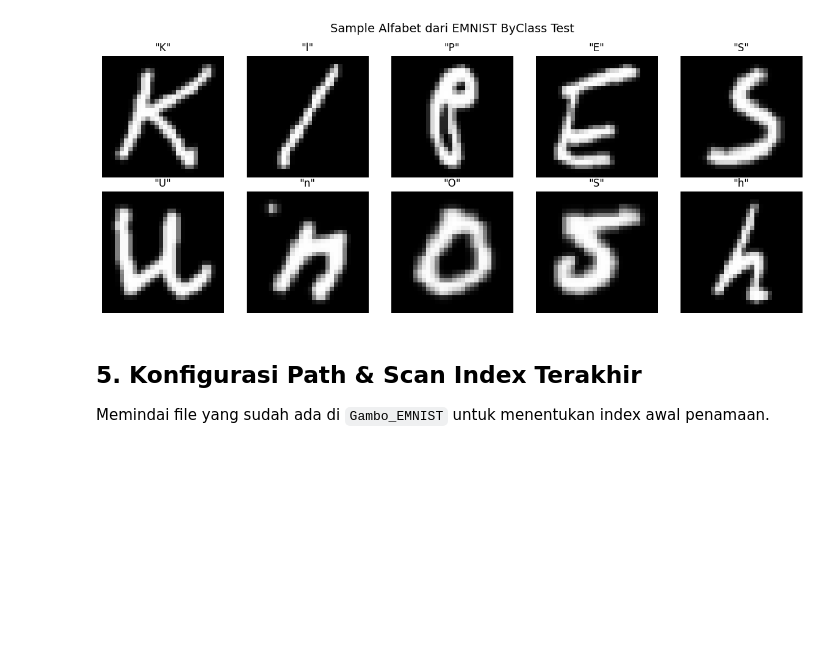
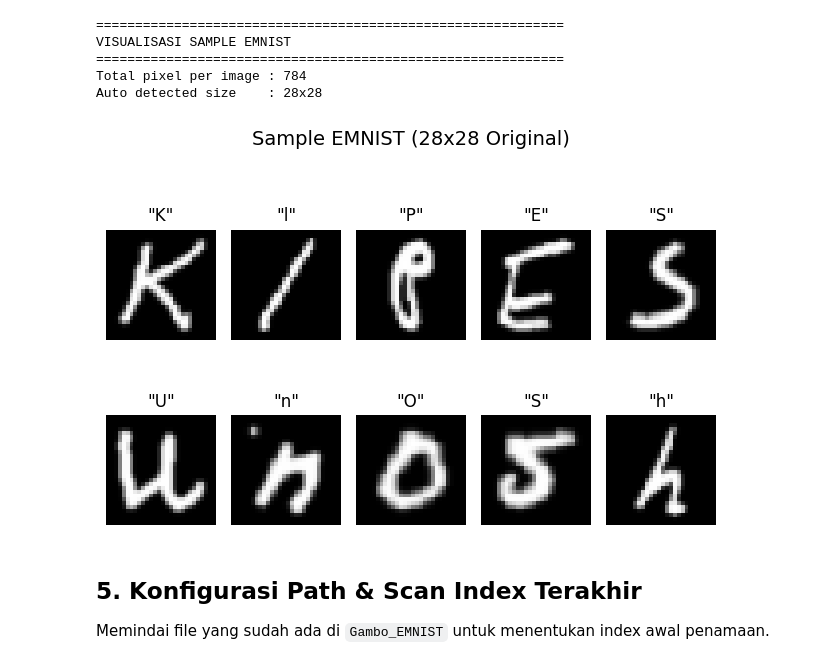
Before and after one commit to DyslexiaLens/DyslexiaLens_DS, a Jupyter notebook: notebooks/EMNIST_to_Gambo.ipynb, the cells around one changed output. Cells and saved outputs as stored; diff of their text form; code cells hidden in the pictures; blank space fills up the shorter version.

```diff
--- a/notebooks/EMNIST_to_Gambo.ipynb
+++ b/notebooks/EMNIST_to_Gambo.ipynb
@@ -97,21 +388,74 @@ Gambar digit yang dibuang: 345,035
 # %%
-fig, axes = plt.subplots(2, 5, figsize=(12, 5))
-fig.suptitle('Sample Alfabet dari EMNIST ByClass Test', fontsize=14)
+# =========================================================
+# Visualisasi Sample EMNIST (Auto Detect Resolution)
+# =========================================================
 
-indices = np.random.choice(len(alpha_labels_arr), 10, replace=False)
+print('=' * 60)
+print('VISUALISASI SAMPLE EMNIST')
+print('=' * 60)
+
+NUM_SAMPLES = 10
+
+sample_indices = np.random.choice(
+    len(alpha_labels_arr),
+    NUM_SAMPLES,
+    replace=False
+)
+
+# =========================================================
+# Auto detect image size
+# =========================================================
+num_pixels = alpha_pixels.shape[1]
+
+img_size = int(np.sqrt(num_pixels))
+
+print(f'Total pixel per image : {num_pixels}')
+print(f'Auto detected size    : {img_size}x{img_size}')
+
+fig, axes = plt.subplots(2, 5)
+
+fig.suptitle(
+    f'Sample EMNIST ({img_size}x{img_size} Original)',
+    fontsize=14
+)
+
 for i, ax in enumerate(axes.flatten()):
-    idx = indices[i]
-    # EMNIST: perlu transpose karena column-major
-    img = alpha_pixels[idx].reshape(28, 28).T
-    ax.imshow(img, cmap='gray')
-    char = label_to_char[int(alpha_labels_arr[idx])]
+
+    idx = sample_indices[i]
+
+    # =====================================================
+    # Reconstruct original image
+    # =====================================================
+    img = alpha_pixels[idx].reshape(img_size, img_size)
+
+    # =====================================================
+    # Fix EMNIST orientation
+    # =====================================================
+    img = img.T
+
+    label_id = int(alpha_labels_arr[idx])
+
+    char = label_to_char[label_id]
+
+    ax.imshow(
+        img,
+        cmap='gray',
+        interpolation='nearest'
+    )
+
     ax.set_title(f'"{char}"')
+
     ax.axis('off')
 
 plt.tight_layout()
 plt.show()
 # %% [output]
+============================================================
+VISUALISASI SAMPLE EMNIST
+============================================================
+Total pixel per image : 784
+Auto detected size    : 28x28
-[figure, old version]
+[figure, new version]
 # %% [markdown]
 ## 5. Konfigurasi Path & Scan Index Terakhir
 
```
Also changed, not shown: parts of 9 cells of this notebook, 21 other files.
